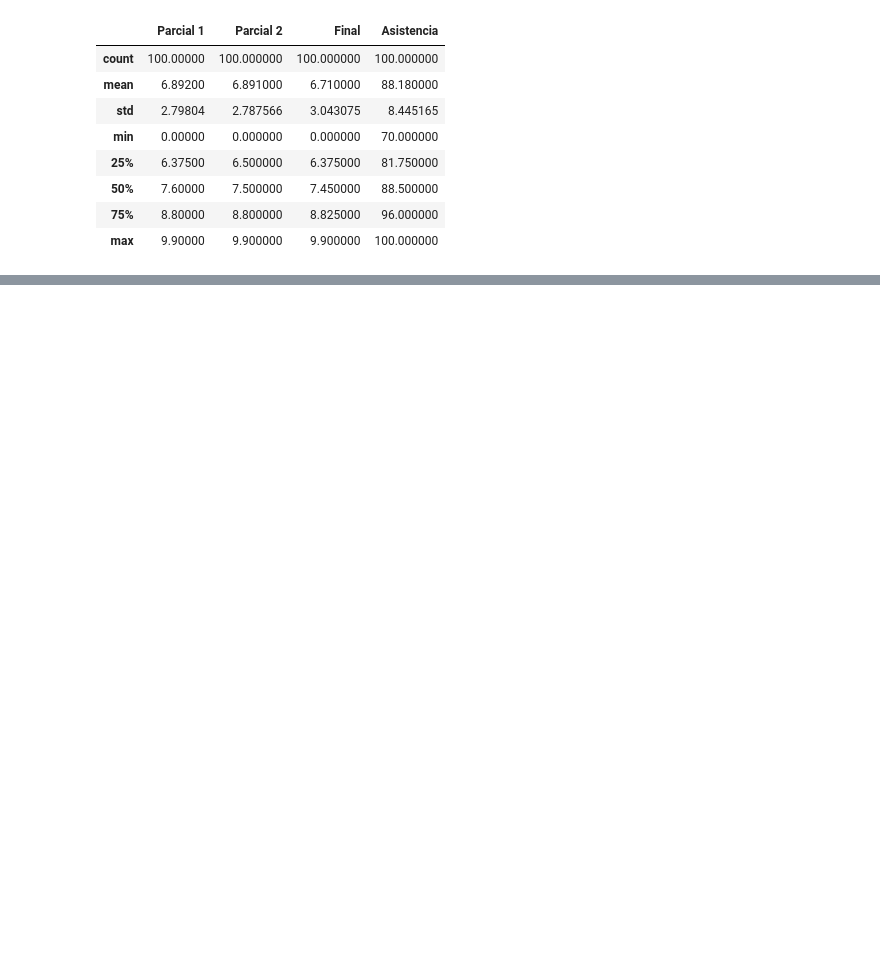
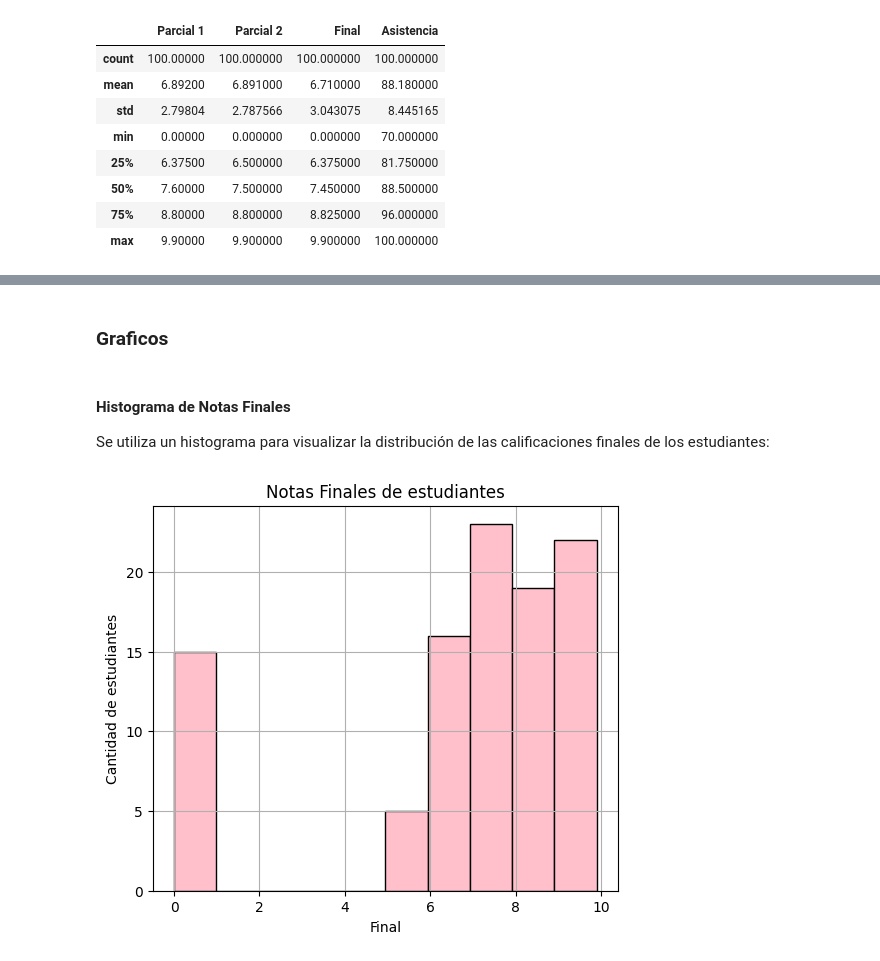
Before and after one commit to Fleitaselene-dev/mod_exam_tlp3, a Jupyter notebook: main.ipynb, the cells around one changed output, grey strips where cells are left out. Saved outputs shown, nothing was run; the diff lists cells and outputs as text; code cells hidden in the pictures; blank space fills up the shorter version.

```diff
--- a/main.ipynb
+++ b/main.ipynb
@@ -199,0 +264,15 @@ df.describe()
+# %% [markdown]
+### Graficos
+# %% [markdown]
+####  Histograma de Notas Finales
+Se utiliza un histograma para visualizar la distribución de las calificaciones finales de los estudiantes:
+# %%
+plt.figure(figsize=(6,5))
+plt.hist(df['Final'], color='pink', edgecolor='black')
+plt.title("Notas Finales de estudiantes")
+plt.xlabel("Final")
+plt.ylabel("Cantidad de estudiantes")
+plt.grid(True)
+plt.show()
+# %% [output]
+[figure, added]
```
Also changed, not shown: parts of 11 cells of this notebook.
